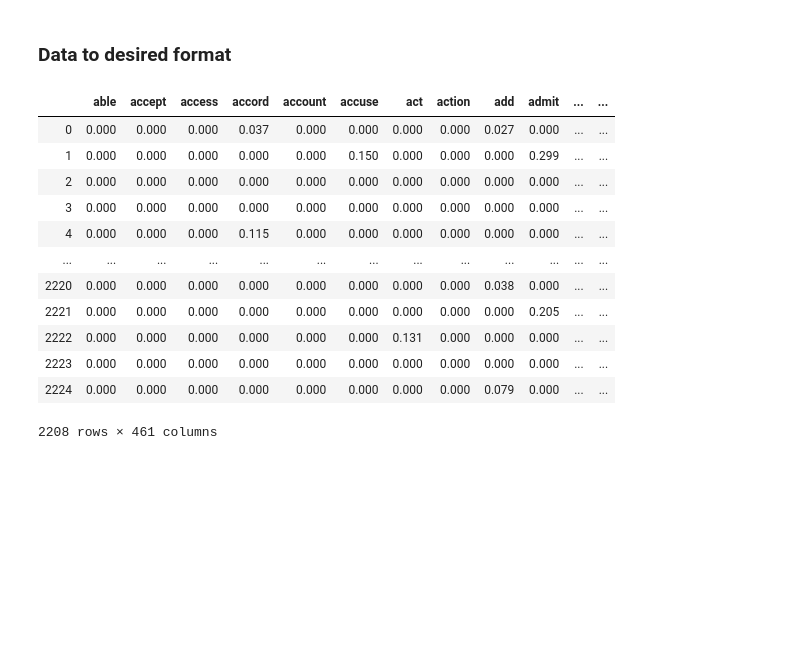
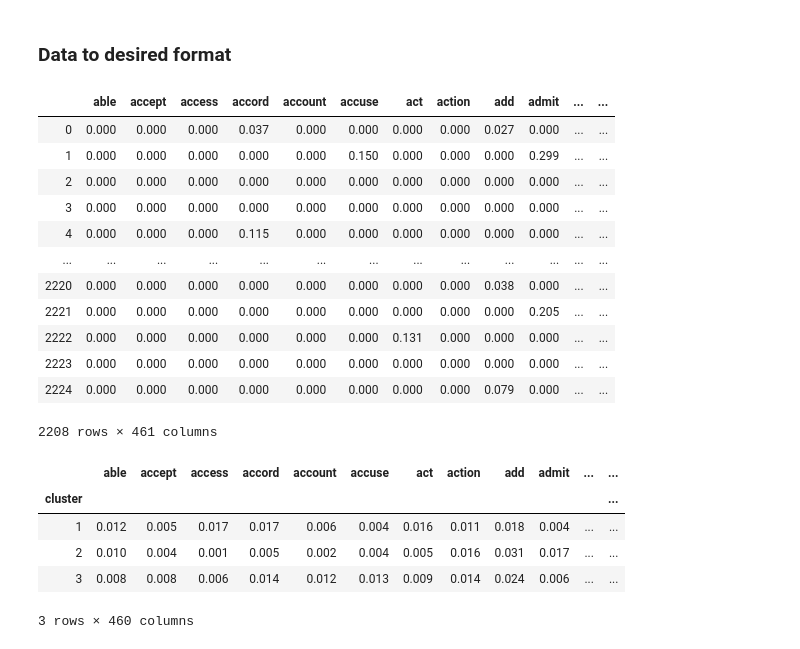
Before and after one commit to PabloRR100/NLP, a Jupyter notebook: Side_projects/Document_Clustering/Notebooks__Local/HDBSCAN.ipynb, the cells around one changed output. Cells and saved outputs as stored; diff of their text form; code cells hidden in the pictures; blank space fills up the shorter version.

```diff
--- a/Side_projects/Document_Clustering/Notebooks__Local/HDBSCAN.ipynb
+++ b/Side_projects/Document_Clustering/Notebooks__Local/HDBSCAN.ipynb
@@ -294,20 +294,29 @@ clust['cluster'] = clusters_umap_3.reshape(-1,1)
 clust['cluster'] = clust['cluster'].map(d)
 clust = clust.dropna()
 clust['cluster'] = clust['cluster'].astype(int)
+clust
+# %% [output]
+|  | able | accept | access | accord | account | accuse | act | action | add | admit | ... | ... |
+| 0 | 0.000 | 0.000 | 0.000 | 0.037 | 0.000 | 0.000 | 0.000 | 0.000 | 0.027 | 0.000 | ... | ... |
+| 1 | 0.000 | 0.000 | 0.000 | 0.000 | 0.000 | 0.150 | 0.000 | 0.000 | 0.000 | 0.299 | ... | ... |
+| 2 | 0.000 | 0.000 | 0.000 | 0.000 | 0.000 | 0.000 | 0.000 | 0.000 | 0.000 | 0.000 | ... | ... |
+| 3 | 0.000 | 0.000 | 0.000 | 0.000 | 0.000 | 0.000 | 0.000 | 0.000 | 0.000 | 0.000 | ... | ... |
+| 4 | 0.000 | 0.000 | 0.000 | 0.115 | 0.000 | 0.000 | 0.000 | 0.000 | 0.000 | 0.000 | ... | ... |
+| ... | ... | ... | ... | ... | ... | ... | ... | ... | ... | ... | ... | ... |
+| 2220 | 0.000 | 0.000 | 0.000 | 0.000 | 0.000 | 0.000 | 0.000 | 0.000 | 0.038 | 0.000 | ... | ... |
+| 2221 | 0.000 | 0.000 | 0.000 | 0.000 | 0.000 | 0.000 | 0.000 | 0.000 | 0.000 | 0.205 | ... | ... |
+| 2222 | 0.000 | 0.000 | 0.000 | 0.000 | 0.000 | 0.000 | 0.131 | 0.000 | 0.000 | 0.000 | ... | ... |
+| 2223 | 0.000 | 0.000 | 0.000 | 0.000 | 0.000 | 0.000 | 0.000 | 0.000 | 0.000 | 0.000 | ... | ... |
+| 2224 | 0.000 | 0.000 | 0.000 | 0.000 | 0.000 | 0.000 | 0.000 | 0.000 | 0.079 | 0.000 | ... | ... |
+2208 rows × 461 columns
-# %%
-clust
-# %% [output]
-|  | able | accept | access | accord | account | accuse | act | action | add | admit | ... | ... |
-| 0 | 0.000 | 0.000 | 0.000 | 0.037 | 0.000 | 0.000 | 0.000 | 0.000 | 0.027 | 0.000 | ... | ... |
-| 1 | 0.000 | 0.000 | 0.000 | 0.000 | 0.000 | 0.150 | 0.000 | 0.000 | 0.000 | 0.299 | ... | ... |
-| 2 | 0.000 | 0.000 | 0.000 | 0.000 | 0.000 | 0.000 | 0.000 | 0.000 | 0.000 | 0.000 | ... | ... |
-| 3 | 0.000 | 0.000 | 0.000 | 0.000 | 0.000 | 0.000 | 0.000 | 0.000 | 0.000 | 0.000 | ... | ... |
-| 4 | 0.000 | 0.000 | 0.000 | 0.115 | 0.000 | 0.000 | 0.000 | 0.000 | 0.000 | 0.000 | ... | ... |
-| ... | ... | ... | ... | ... | ... | ... | ... | ... | ... | ... | ... | ... |
-| 2220 | 0.000 | 0.000 | 0.000 | 0.000 | 0.000 | 0.000 | 0.000 | 0.000 | 0.038 | 0.000 | ... | ... |
-| 2221 | 0.000 | 0.000 | 0.000 | 0.000 | 0.000 | 0.000 | 0.000 | 0.000 | 0.000 | 0.205 | ... | ... |
-| 2222 | 0.000 | 0.000 | 0.000 | 0.000 | 0.000 | 0.000 | 0.131 | 0.000 | 0.000 | 0.000 | ... | ... |
-| 2223 | 0.000 | 0.000 | 0.000 | 0.000 | 0.000 | 0.000 | 0.000 | 0.000 | 0.000 | 0.000 | ... | ... |
-| 2224 | 0.000 | 0.000 | 0.000 | 0.000 | 0.000 | 0.000 | 0.000 | 0.000 | 0.079 | 0.000 | ... | ... |
-2208 rows × 461 columns
+# %%
+centroids = clust.groupby('cluster').mean().re
+centroids
+# %% [output]
+|  | able | accept | access | accord | account | accuse | act | action | add | admit | ... | ... |
+| cluster |  |  |  |  |  |  |  |  |  |  |  | ... |
+| 1 | 0.012 | 0.005 | 0.017 | 0.017 | 0.006 | 0.004 | 0.016 | 0.011 | 0.018 | 0.004 | ... | ... |
+| 2 | 0.010 | 0.004 | 0.001 | 0.005 | 0.002 | 0.004 | 0.005 | 0.016 | 0.031 | 0.017 | ... | ... |
+| 3 | 0.008 | 0.008 | 0.006 | 0.014 | 0.012 | 0.013 | 0.009 | 0.014 | 0.024 | 0.006 | ... | ... |
+3 rows × 460 columns
 # %%
```
Also changed, not shown: parts of 23 cells of this notebook, 1 other file.
